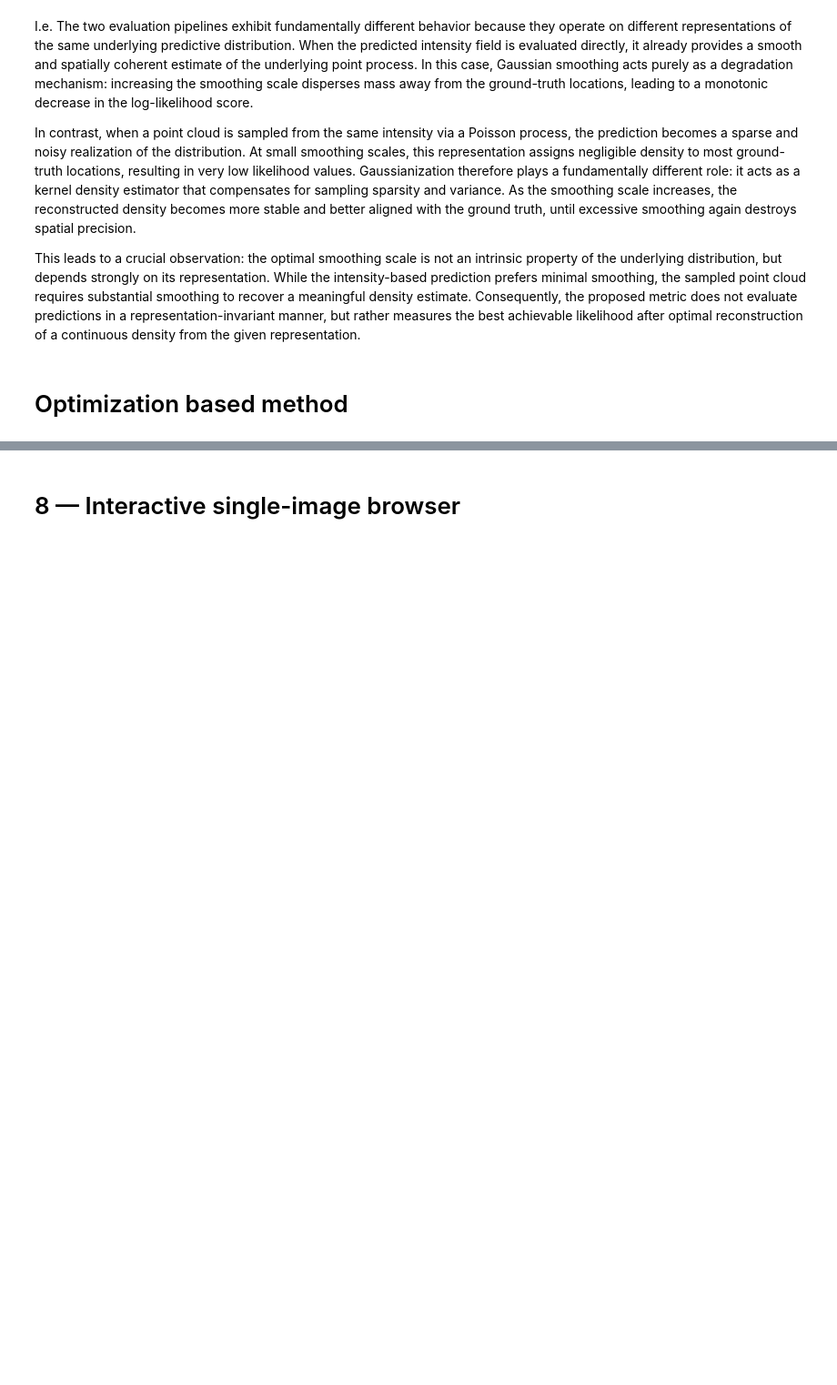
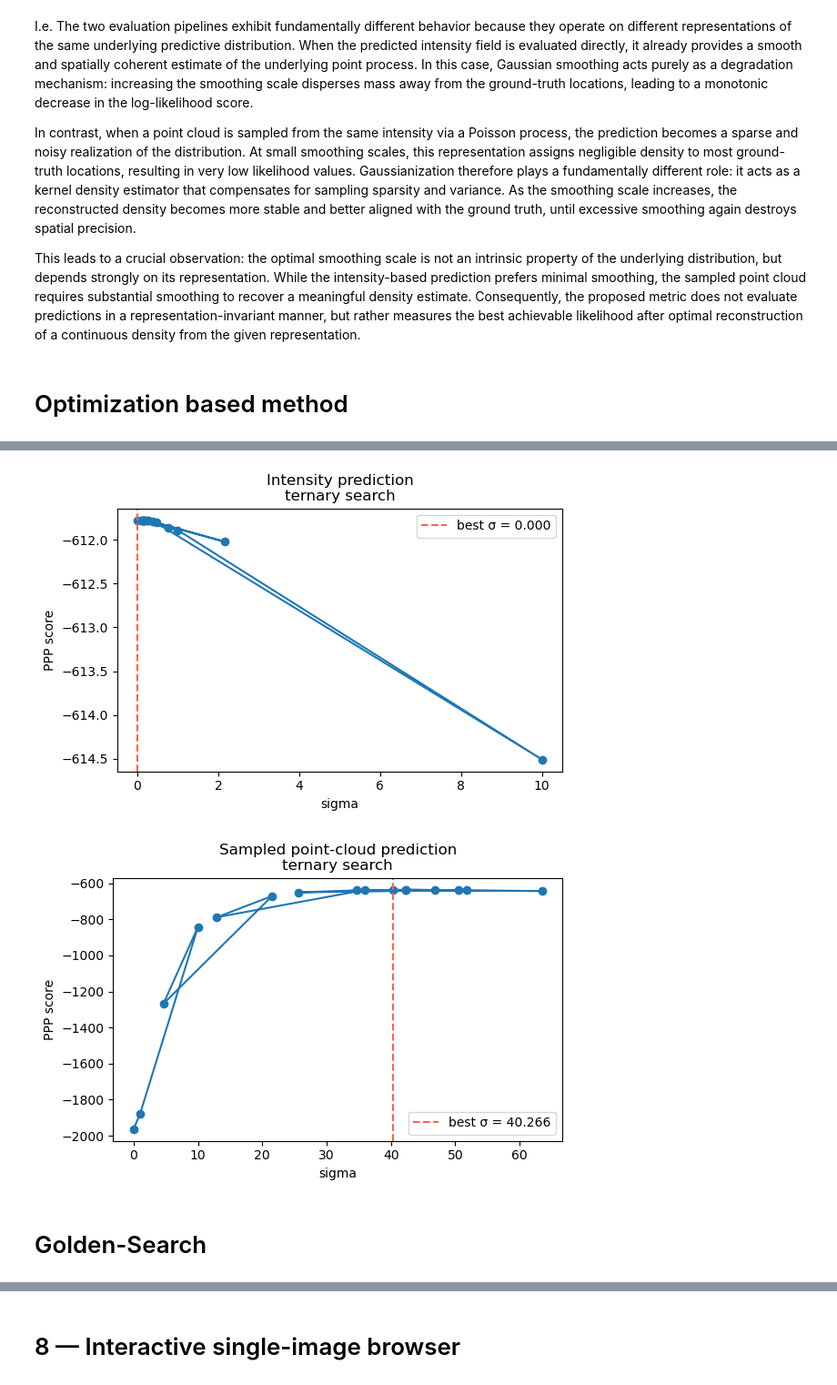
Before and after one commit to fragenabhaken-ux/CMPPP_Radar_MMSegmentation, a Jupyter notebook: ppp_analysis/metric_stat_analysis_PPPloss_based.ipynb, the cells around one changed output, grey strips where cells are left out. Shown at 91% size. Drawn from its saved outputs; the diff is of its cells as text; code cells hidden in the pictures; blank space fills up the shorter version.

```diff
--- a/ppp_analysis/metric_stat_analysis_PPPloss_based.ipynb
+++ b/ppp_analysis/metric_stat_analysis_PPPloss_based.ipynb
@@ -974,0 +2004,24 @@ plt.show()
+# %%
+def plot_sigma_curve_ternary(res, title="Ternary search\nscore along optimization"):
+    fig, ax = plt.subplots(1, 1, figsize=(6, 4))
+
+    ax.plot(res["sigma_history"], res["score_history"], marker="o")
+    ax.axvline(res["best_sigma"], color="tomato", linestyle="--", label=f"best σ = {res['best_sigma']:.3f}")
+
+    ax.set_title(title)
+    ax.set_xlabel("sigma")
+    ax.set_ylabel("PPP score")
+    ax.legend()
+
+    plt.tight_layout()
+    plt.show()
+# %%
+res_int = optimize_sigma_ternary_for_grid(pred_lambda0, gt_support0)
+plot_sigma_curve_ternary(res_int, title="Intensity prediction\nternary search")
+res_pc = optimize_sigma_ternary_for_grid(sampled_pc0, gt_support0)
+plot_sigma_curve_ternary(res_pc, title="Sampled point-cloud prediction\nternary search")
+# %% [output]
+[figure, added]
+[figure, added]
+# %% [markdown]
+# Golden-Search
```
Also changed, not shown: parts of 45 cells of this notebook, 3 other files.
